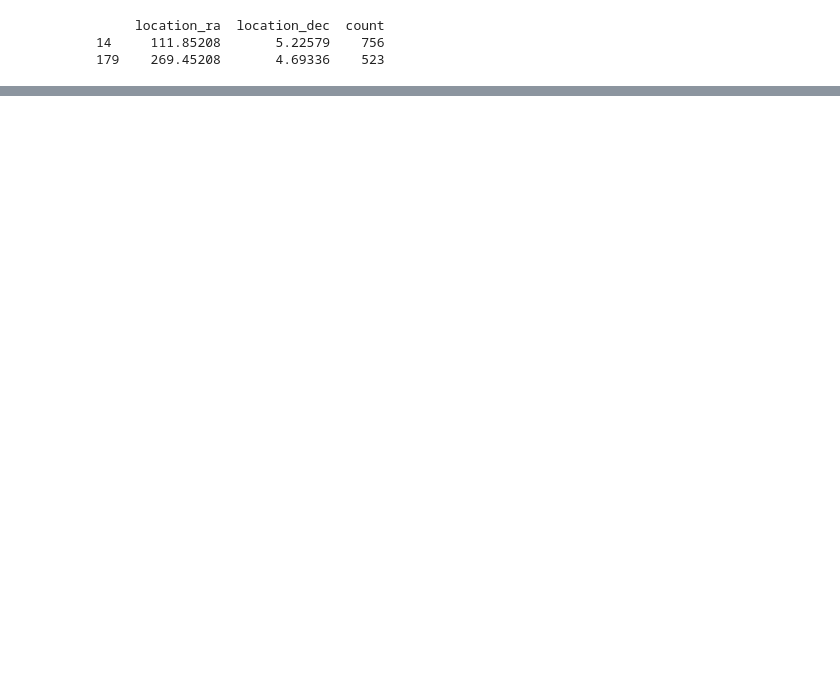
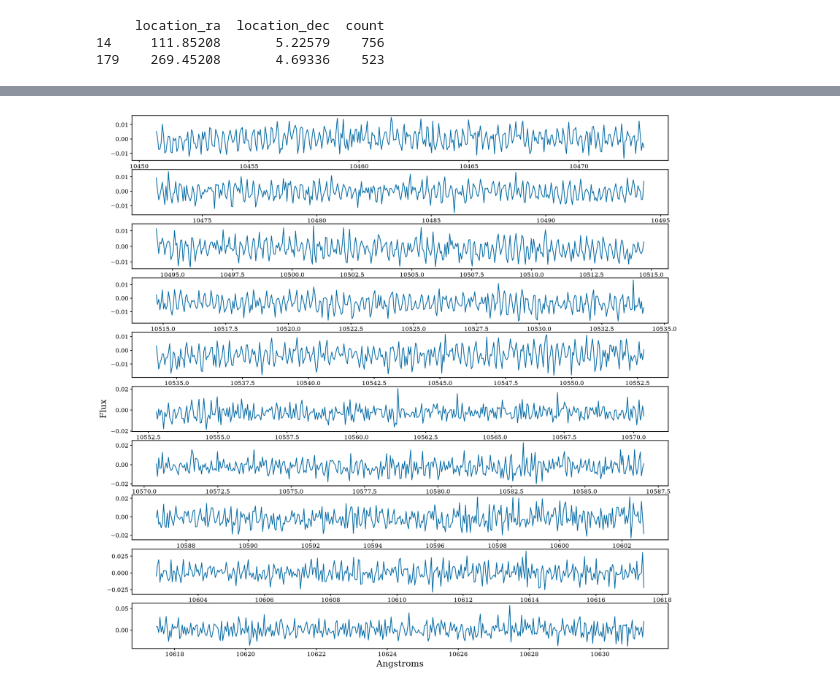
Before and after one commit to kenny-phan/carmenes-lasers, a Jupyter notebook: carmenes-lasers/scratch.ipynb, the cells around one changed output, grey strips where cells are left out. Cells and saved outputs as stored; diff of their text form; code cells hidden in the pictures; blank space fills up the shorter version.

```diff
--- a/carmenes-lasers/scratch.ipynb
+++ b/carmenes-lasers/scratch.ipynb
@@ -21,0 +60,8 @@ print(top_2)
+# %%
+plot_spectra_elike(table['spectral'],
+                   table['flux'],
+                   10,
+                   xlabel="Angstroms",
+                   ylabel="Flux")
+# %% [output]
+[figure, added]
```
Also changed, not shown: parts of 6 cells of this notebook, 1 other file.
